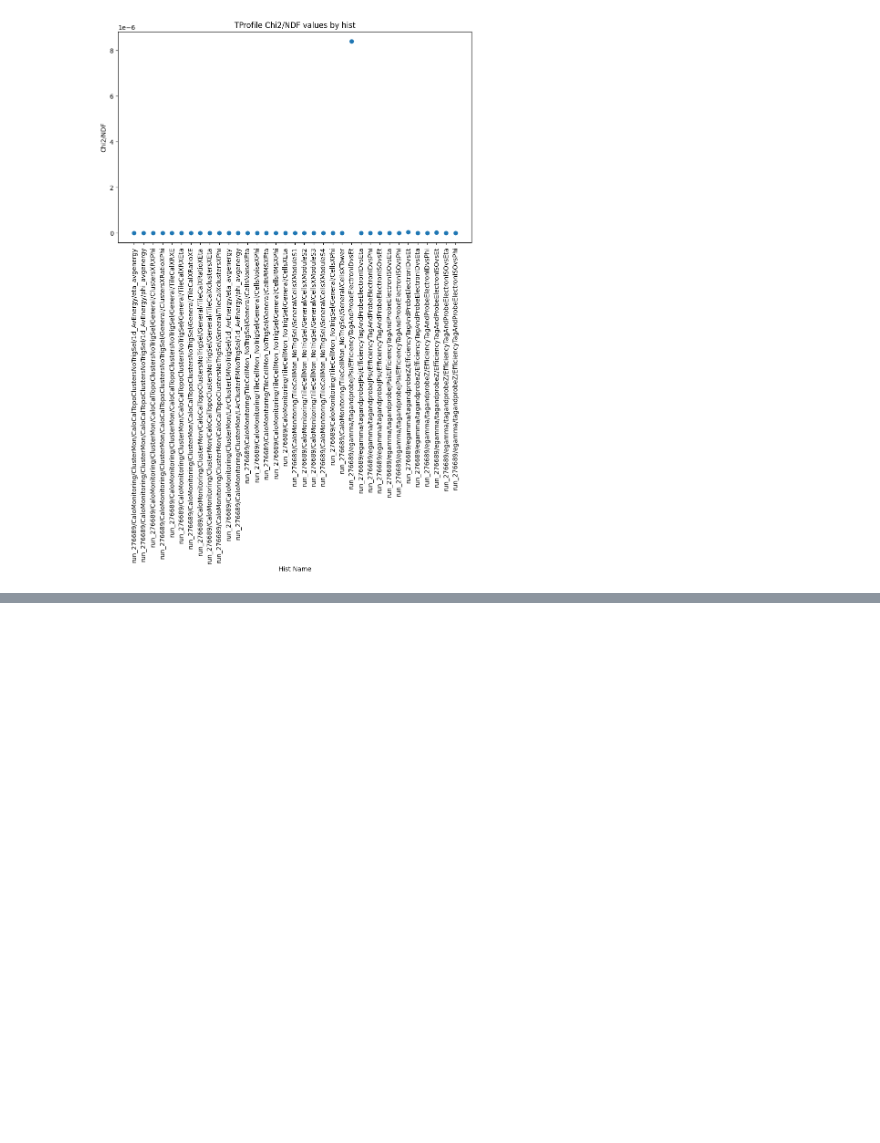
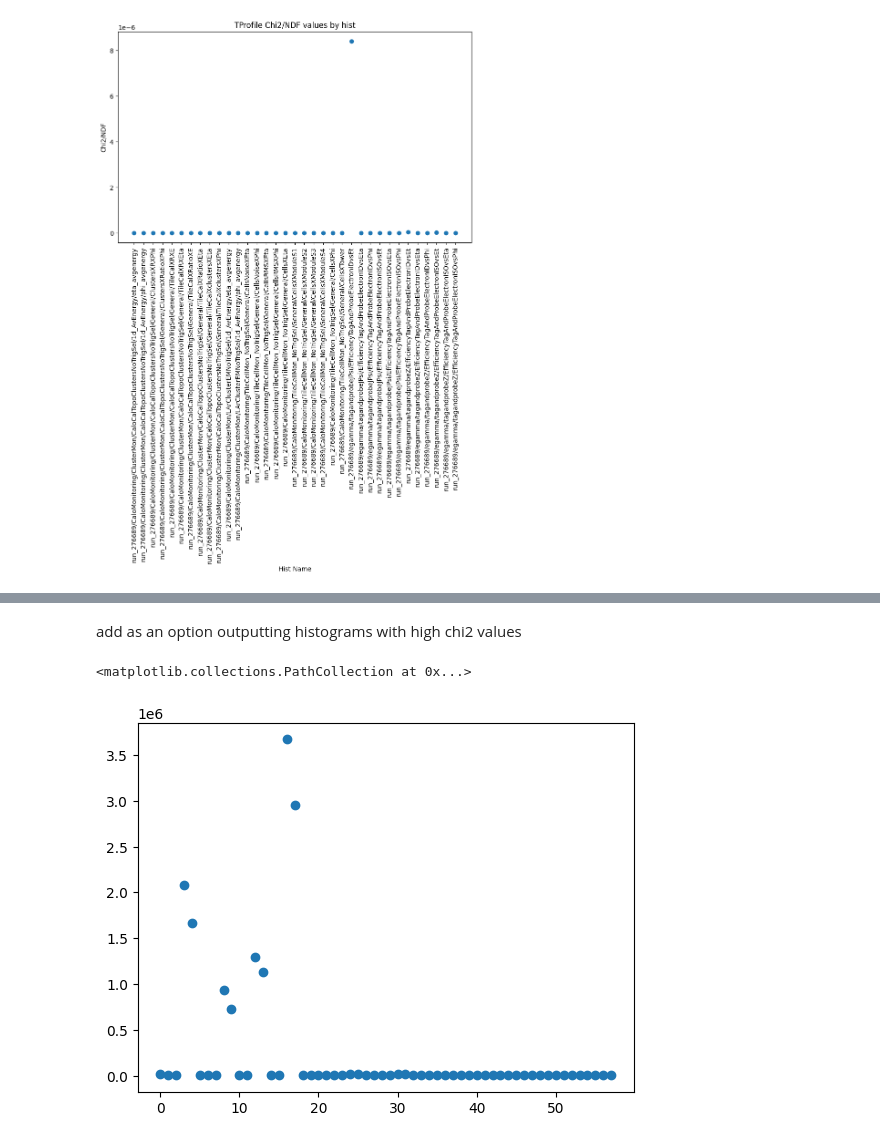
Before and after one commit to CaryRandazzo/AtlasValidationDashboard, a Jupyter notebook: dashboard/plots_only_notebook.ipynb, the cells around one changed output, grey strips where cells are left out. Drawn from its saved outputs; the diff is of its cells as text; code cells hidden in the pictures; blank space fills up the shorter version.

```diff
--- a/dashboard/plots_only_notebook.ipynb
+++ b/dashboard/plots_only_notebook.ipynb
@@ -355,0 +740,8 @@ plt.show()
+# %% [markdown]
+add as an option outputting histograms with high chi2 values
+# %%
+tmp = th1s[th1s['chi2ndf_vals'] > 1000]
+plt.scatter(range(len(tmp['chi2ndf_vals'])), tmp['chi2ndf_vals'])
+# %% [output]
+<matplotlib.collections.PathCollection at 0x...>
+[figure, added]
```
Also changed, not shown: parts of 3 cells of this notebook, 17 other files.
